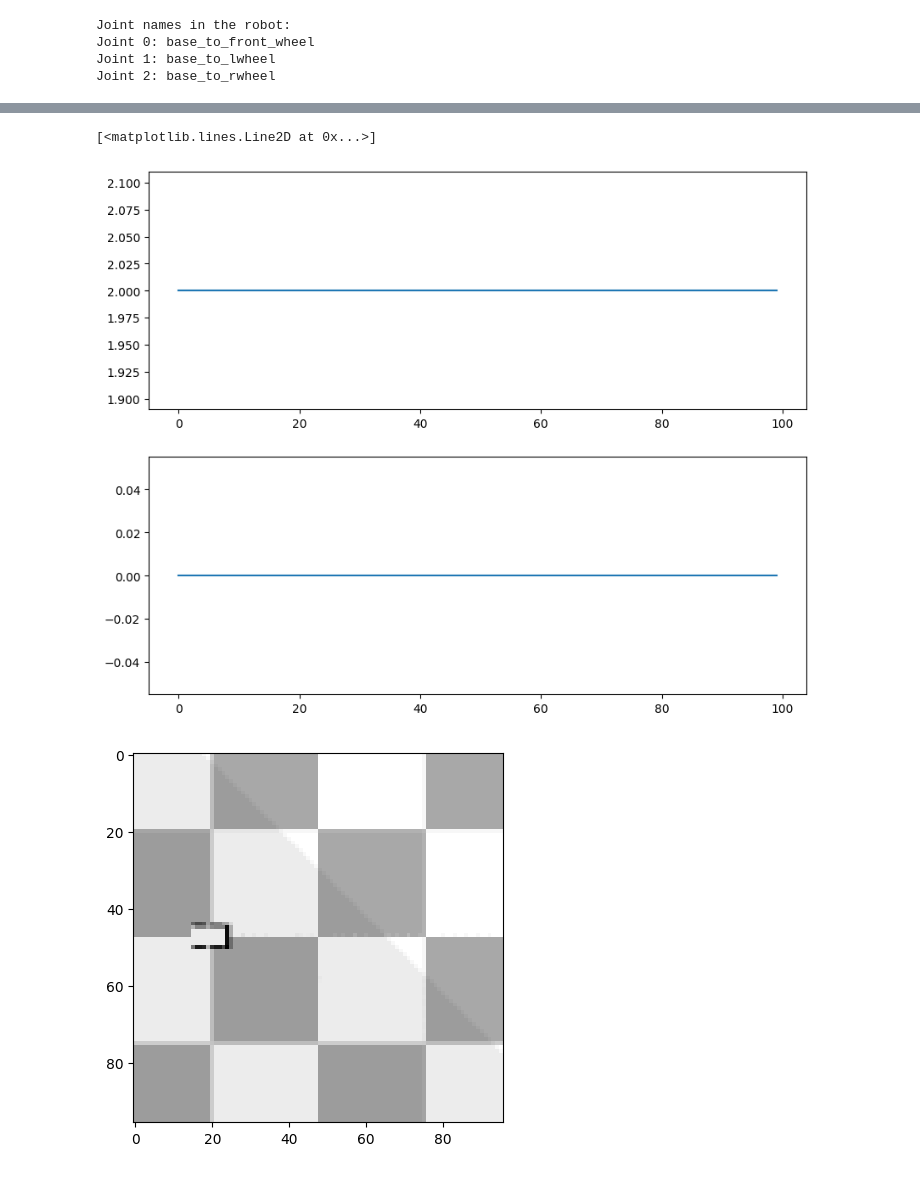
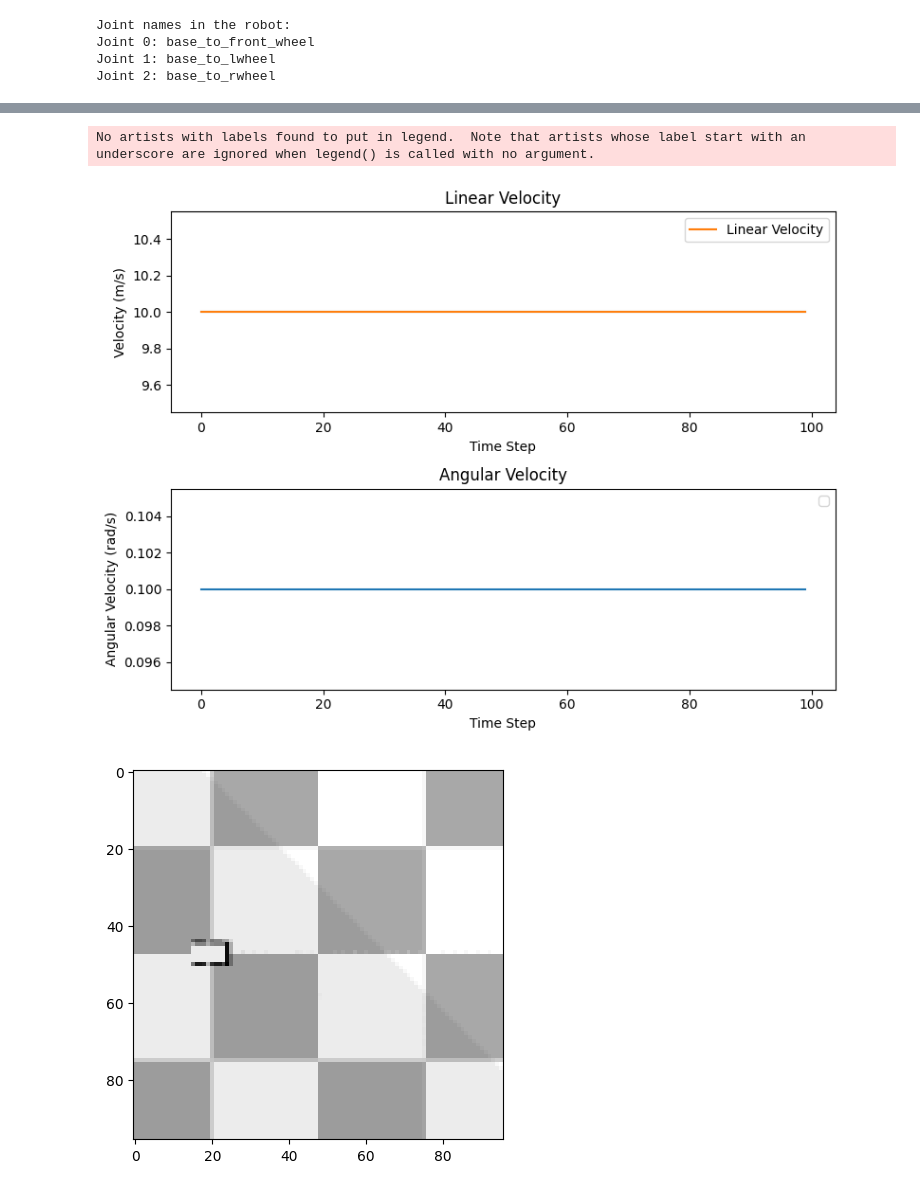
Before and after one commit to CearLab/earth_moving, a Jupyter notebook: earth_moving/clutter/scratchpad_rover.ipynb, the cells around one changed output, grey strips where cells are left out. Saved outputs shown, nothing was run; the diff lists cells and outputs as text; code cells hidden in the pictures.

```diff
--- a/earth_moving/clutter/scratchpad_rover.ipynb
+++ b/earth_moving/clutter/scratchpad_rover.ipynb
@@ -77,5 +77,6 @@ Joint 2: base_to_rwheel
 # %%
 engine.Kphi = 0.0001
 engine.Kp = 0.00001
+engine.Kd_phi = 0
 # %%
-error_v, error_phi = engine.set_velocities(0.05, 0.3, time=3, return_errors=True)
+error_v, error_phi = engine.set_velocities(0.05, 0.2, time=3, return_errors=True)
@@ -89,48 +102,64 @@ ax[1].plot(error_phi)
 # %%
 def compute_wheel_velocities(V, phi):
     omega_r = (2 * V + phi * engine.L) / (2 * engine.R)
     omega_l = (2 * V - phi * engine.L) / (2 * engine.R)
     return omega_r, omega_l
 
 def dyn_model(v, theta, omega):
     xdot = v * np.cos(theta)
     ydot = v * np.sin(theta)
-    thetadot = omega
-    return xdot, ydot, thetadot
+    phi = omega
+    return xdot, ydot, phi
 
 def input_relation(omega_r, omega_l):
-    v= (omega_r + omega_l) * (engine.R)
-    omega = (omega_r - omega_l) * engine.R / engine.L
-    return v, omega
+    v= (omega_r + omega_l) * (engine.R) / 2
+    phi = (omega_r - omega_l) * engine.R / engine.L
+    return v, phi
 
-def integral(x,theta, omega_r, omega_l, dt):
-    v,omega = input_relation(omega_r, omega_l)
-    xdot, ydot, omega = dyn_model(v,theta, omega)
-    new_x = x[0] + xdot * dt
-    new_y = x[1] + ydot * dt
-    new_theta = theta + omega * dt
+def integral(prev_x, prev_y, prev_theta, omega_r, omega_l, dt):
+    v,phi = input_relation(omega_r, omega_l)
+    xdot, ydot, phi = dyn_model(v, prev_theta, phi)
+    new_x = prev_x + xdot * dt
+    new_y = prev_y + ydot * dt
+    new_theta = prev_theta + phi * dt
     return new_x, new_y, new_theta
 
-prev_x = [0,0]
-v = 1
-omega = 0.1
+prev_x = 0
+prev_y = 0
+prev_theta = 0
+v = 10
+phi = 0.1
 dt = 0.1
 vs = []
-omegas = []
+phis = []
 for i in range(100):
-    omega_r, omega_l = compute_wheel_velocities(v, omega)
-    x_new = integral(prev_x, omega_r, omega_l, dt)
-    actual_v = np.sqrt(((x_new[0] - prev_x[0]) / dt) ** 2 + ((x_new[1] - prev_x[1]) / dt) **2 )
-    actual_omega = np.arctan2((x_new[1] - prev_x[1]) / dt, (x_new[0] - prev_x[0]) / dt)
+    omega_r, omega_l = compute_wheel_velocities(v, phi)
+    x_new, y_new, theta_new = integral(prev_x, prev_y, prev_theta, omega_r, omega_l, dt)
+    actual_v = np.sqrt(((x_new - prev_x) / dt) ** 2 + ((y_new - prev_y) / dt) **2 )
+    actual_phi = (theta_new - prev_theta) / dt
     vs.append(actual_v)
-    omegas.append(actual_omega)
+    phis.append(actual_phi)
+    prev_phi  = theta_new
+    prev_y = y_new
+    prev_x = x_new
 
-fig, ax = plt.subplots(2,1 , figsize = (10,8))
+fig, ax = plt.subplots(2,1 , figsize = (8,6))
 ax[0].plot(vs)
-ax[1].plot(omegas)
+ax[0].plot(vs, label="Linear Velocity")
+ax[0].set_title("Linear Velocity")
+ax[0].set_xlabel("Time Step")
+ax[0].set_ylabel("Velocity (m/s)")
+ax[0].legend()
+
+ax[1].plot(phis)
+ax[1].set_title("Angular Velocity")
+ax[1].set_xlabel("Time Step")
+ax[1].set_ylabel("Angular Velocity (rad/s)")
+ax[1].legend()
+plt.tight_layout()
 # %% [output]
-[<matplotlib.lines.Line2D at 0x...>]
+No artists with labels found to put in legend.  Note that artists whose label start with an underscore are ignored when legend() is called with no argument.
-[figure, old version]
+[figure, new version]
 # %%
 img = engine.get_top_view(pixel_height=320, pixel_width=320)
 img  = cv2.resize(img, (96, 96), interpolation=cv2.INTER_AREA)
```
Also changed, not shown: parts of 2 cells of this notebook, 2 other files.
